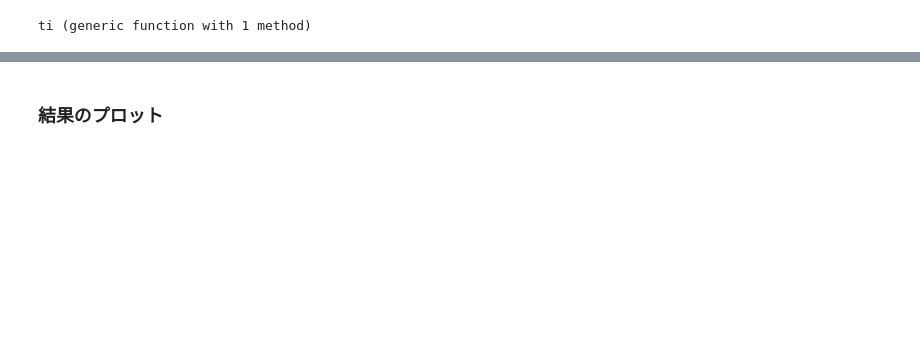
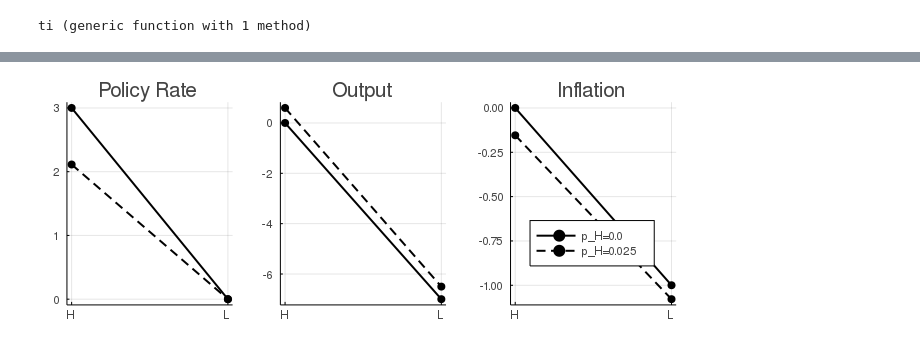
Before and after one commit to quant-macro-book/chapter7, a Jupyter notebook: Julia/1_TwostateNK/TwostateNK.ipynb, the cells around one changed output, grey strips where cells are left out. Saved outputs shown, nothing was run; the diff lists cells and outputs as text; code cells hidden in the pictures; blank space fills up the shorter version.

```diff
--- a/Julia/1_TwostateNK/TwostateNK.ipynb
+++ b/Julia/1_TwostateNK/TwostateNK.ipynb
@@ -243,18 +186,17 @@ m = Model(rstar,bet,phi,kap,sH,sL,pH,pL,maxiter,tol)
-# %% [markdown]
-### 結果のプロット
 # %%
 x1 = [1 2; 1 2]
 x2 = x1
 x3 = x1
 y1 = [rvec0'*4; rvec1'*4]
 y2 = [yvec0'; yvec1']
 y3 = [pvec0'*4; pvec1'*4]
 cl = [:black :black]
 ls = [:solid :dash]
 
-plot(
-    plot(x1',y1',title="Policy Rate",color=cl,linestyle=ls,legend=false), #,markershape=msh,markersize=msz),
-    plot(x2',y2',title="Output",color=cl,linestyle=ls,legend=false), #,markershape=msh,markersize=msz),
-    plot(x3',y3',title="Inflation",color=cl,linestyle=ls,legend=:bottomleft,label=["p_H=0.0" "p_H=0.025"]), #,linewidth=lw,color=cl,markershape=msh,markersize=msz),
-    layout=(1,3),size=(650,250),linewidth=2,markershape=:circle,markersize=4,xticks=([1 2],["H" "L"])
-)
+p1 = plot(x1',y1',title="Policy Rate",color=cl,linestyle=ls,legend=false)
+p2 = plot(x2',y2',title="Output",color=cl,linestyle=ls,legend=false)
+p3 = plot(x3',y3',title="Inflation",color=cl,linestyle=ls,legend=:bottomleft,label=["p_H=0.0" "p_H=0.025"])
+
+plot(p1,p2,p3,layout=(1,3),size=(650,250),linewidth=2,markershape=:circle,markersize=4,xticks=([1 2],["H" "L"]))
+# %% [output]
+[figure, added]
```
Also changed, not shown: parts of 10 cells of this notebook, 25 other files.
